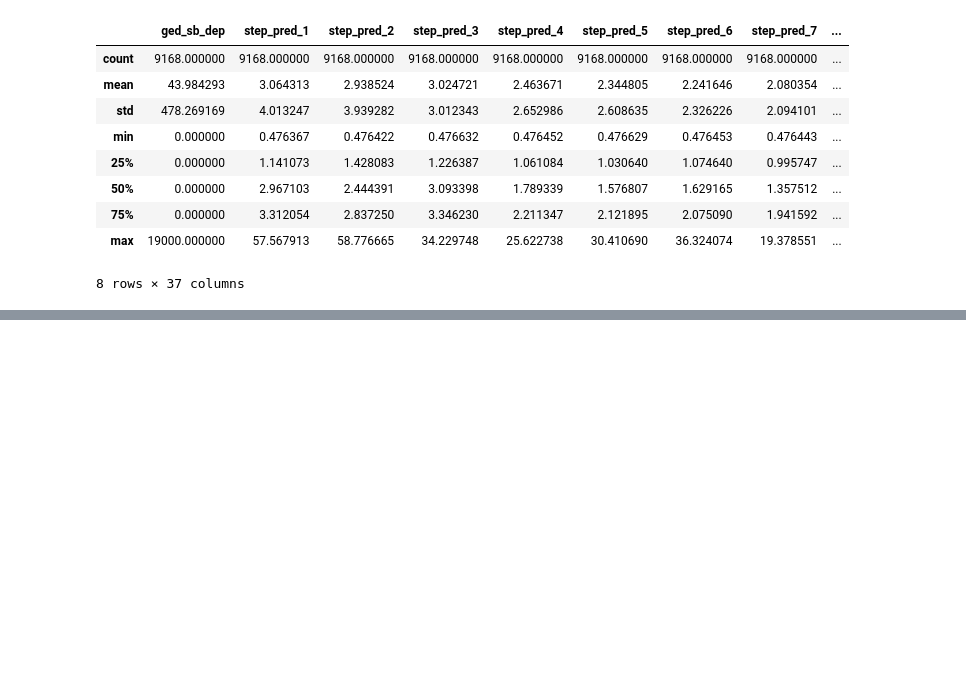
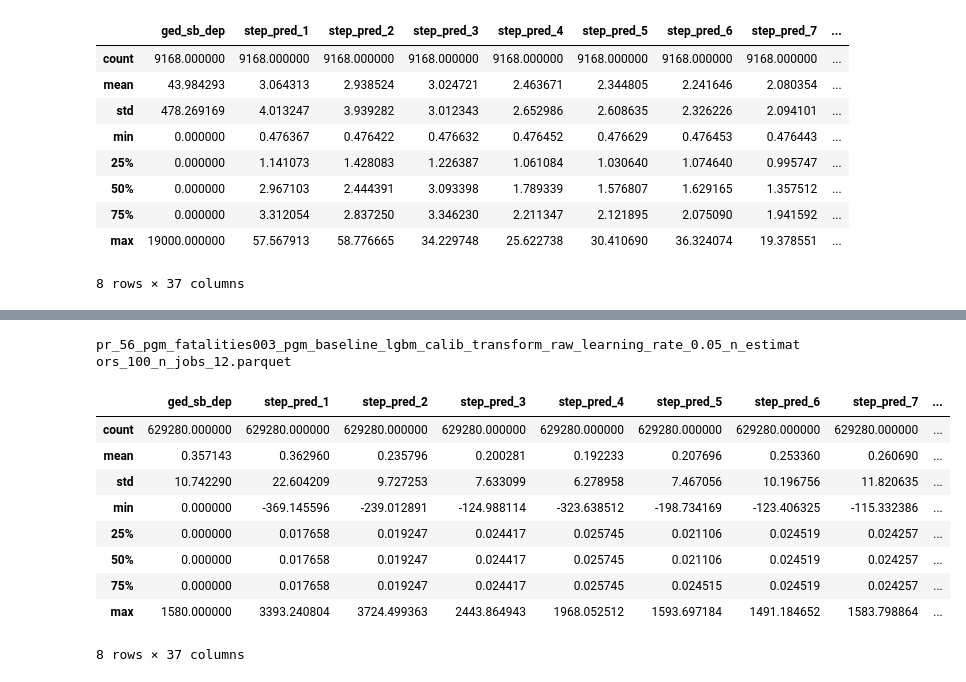
Before and after one commit to prio-data/fatalities003_development, a Jupyter notebook: Example.ipynb, the cells around one changed output, grey strips where cells are left out. Cells and saved outputs as stored; diff of their text form; code cells hidden in the pictures; blank space fills up the shorter version.

```diff
--- a/Example.ipynb
+++ b/Example.ipynb
@@ -203,0 +307,21 @@ wandb.finish()
+# %%
+stepcols = ['ged_sb_dep']
+steps = [*range(1, 36 + 1, 1)]
+for step in steps:
+    stepcols.append('step_pred_' + str(step))
+run_id = 'Fatalities003'
+name = 'pgm_fatalities003_pgm_baseline_lgbm_calib_transform_raw_learning_rate_0.05_n_estimators_100_n_jobs_12'
+df = pd.DataFrame.forecasts.read_store(run=run_id, name=name).replace([np.inf, -np.inf], 0)[stepcols]
+df.describe()
+# %% [output]
+pr_56_pgm_fatalities003_pgm_baseline_lgbm_calib_transform_raw_learning_rate_0.05_n_estimators_100_n_jobs_12.parquet
+|  | ged_sb_dep | step_pred_1 | step_pred_2 | step_pred_3 | step_pred_4 | step_pred_5 | step_pred_6 | step_pred_7 | ... |
+| count | 629280.000000 | 629280.000000 | 629280.000000 | 629280.000000 | 629280.000000 | 629280.000000 | 629280.000000 | 629280.000000 | ... |
+| mean | 0.357143 | 0.362960 | 0.235796 | 0.200281 | 0.192233 | 0.207696 | 0.253360 | 0.260690 | ... |
+| std | 10.742290 | 22.604209 | 9.727253 | 7.633099 | 6.278958 | 7.467056 | 10.196756 | 11.820635 | ... |
+| min | 0.000000 | -369.145596 | -239.012891 | -124.988114 | -323.638512 | -198.734169 | -123.406325 | -115.332386 | ... |
+| 25% | 0.000000 | 0.017658 | 0.019247 | 0.024417 | 0.025745 | 0.021106 | 0.024519 | 0.024257 | ... |
+| 50% | 0.000000 | 0.017658 | 0.019247 | 0.024417 | 0.025745 | 0.021106 | 0.024519 | 0.024257 | ... |
+| 75% | 0.000000 | 0.017658 | 0.019247 | 0.024417 | 0.025745 | 0.024515 | 0.024519 | 0.024257 | ... |
+| max | 1580.000000 | 3393.240804 | 3724.499363 | 2443.864943 | 1968.052512 | 1593.697184 | 1491.184652 | 1583.798864 | ... |
+8 rows × 37 columns
```
Also changed, not shown: parts of 22 cells of this notebook, 15 other files.
